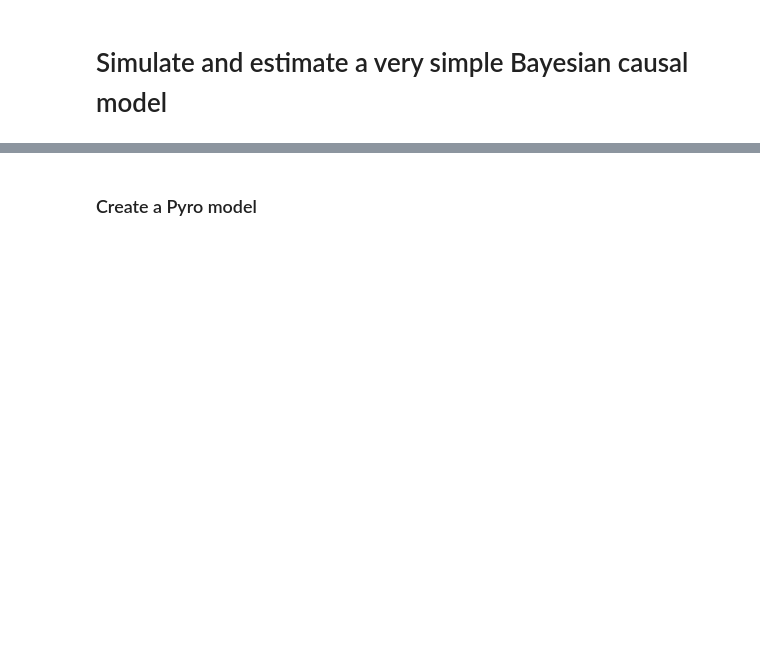
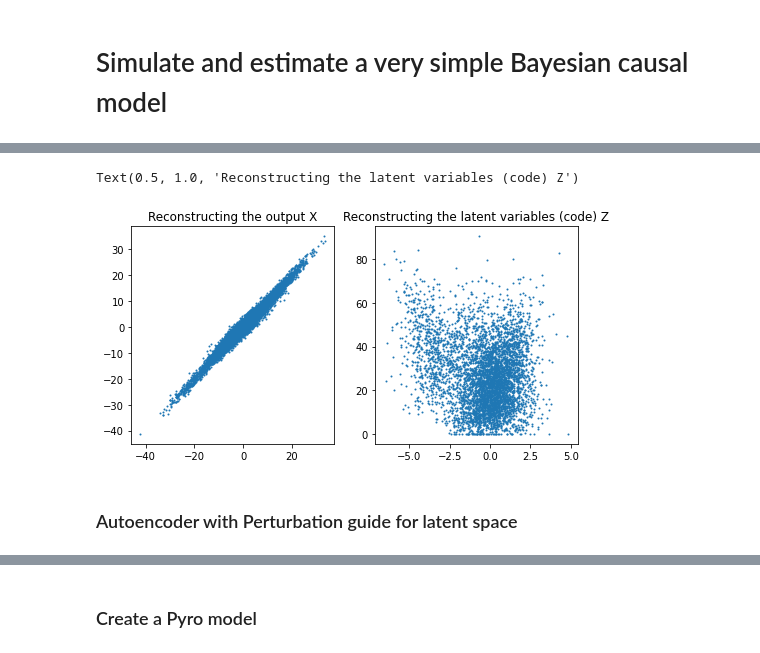
Before and after one commit to mincheoly/PerturbVI, a Jupyter notebook: examples/simulation.ipynb, the cells around one changed output, grey strips where cells are left out. Saved outputs shown, nothing was run; the diff lists cells and outputs as text; code cells hidden in the pictures; blank space fills up the shorter version.

Commit message:
perturbAE

```diff
--- a/examples/simulation.ipynb
+++ b/examples/simulation.ipynb
@@ -21,8 +24,8 @@ import pyro.distributions as dist
 # %%
 # Experiment parameters
-n_perturb = 5
+n_perturb = 10
 n_latent = 5
-n_features = 10
+n_features = 20
 n_obs = 1000
 
 # Prior distributions
@@ -55,6 +58,8 @@ X = stats.norm.rvs(loc=X_means, scale=1.5)
 
 X = torch.tensor(X).float()#.cuda()
 P = torch.tensor(P).float()#.cuda()
+# %%
+Z = torch.tensor(Z).float()
 # %%
 device = X.device
 # %%
@@ -63,0 +108,11 @@ def tfn(value, device=device):
+# %%
+# create a model from `AE` autoencoder class
+# load it to the specified device, either gpu or cpu
+model = AE(n_features=n_features, n_latent=n_latent, n_hidden=int(n_latent*2)).to(device)
+
+# create an optimizer object
+# Adam optimizer with learning rate 1e-3
+optimizer = optim.Adam(model.parameters(), lr=5e-3)
+
+# mean-squared error loss
+criterion = nn.MSELoss()
@@ -63,0 +157,19 @@ def tfn(value, device=device):
+# %%
+plt.figure(figsize=(8, 4))
+
+plt.subplot(1, 2, 1)
+x = X.numpy().ravel()
+x_hat = model(X).detach().numpy().ravel()
+plt.scatter(x,x_hat, s=1)
+plt.title('Reconstructing the output X')
+
+plt.subplot(1, 2, 2)
+z = Z.numpy().ravel()
+z_hat = model.encode(X).detach().numpy().ravel()
+plt.scatter(z,z_hat, s=1)
+plt.title('Reconstructing the latent variables (code) Z')
+# %% [output]
+Text(0.5, 1.0, 'Reconstructing the latent variables (code) Z')
+[figure, added]
+# %% [markdown]
+### Autoencoder with Perturbation guide for latent space
```
Also changed, not shown: parts of 18 cells of this notebook.
